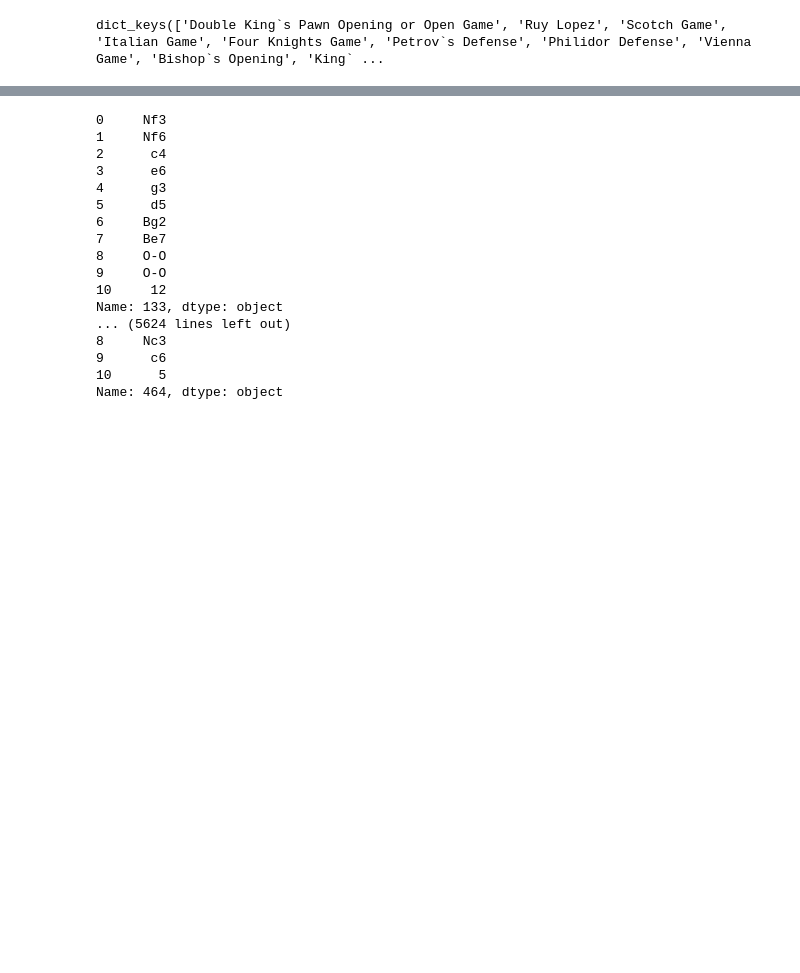
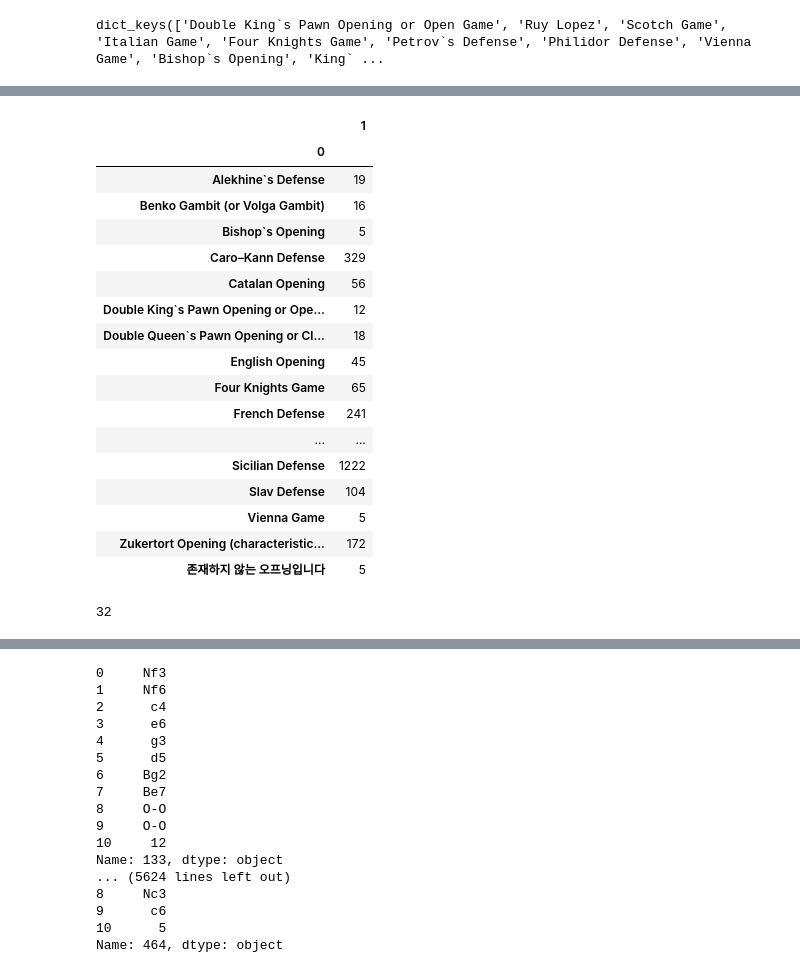
Before and after one commit to chess-choco/semi_project, a Jupyter notebook: Seyoung/Freq.ipynb, the cells around one changed output, grey strips where cells are left out. Saved outputs shown, nothing was run; the diff lists cells and outputs as text; code cells hidden in the pictures; blank space fills up the shorter version.

```diff
--- a/Seyoung/Freq.ipynb
+++ b/Seyoung/Freq.ipynb
@@ -105,6 +147,8 @@ dict_keys(['Double King`s Pawn Opening or Open Game', 'Ruy Lopez', 'Scotch Game'
 #       while p[i] in OpeningDict:
 # %%
 ## Opening 출력
+openindex=[]
+cnt= 0
 for i in range(len(OpeningSeq)):
     p=OpeningSeq.iloc[i]
     list1=[]
@@ -116,8 +160,11 @@ for i in range(len(OpeningSeq)):
                     opindex=key
 
     if opindex != 0:
-        print(opindex)
+        openindex.append([opindex,p[10]])
     else:
-        print("존재하지 않는 오프닝입니다")
+        opindex="존재하지 않는 오프닝입니다"
+        cnt+=1
+        openindex.append([opindex,p[10]])
     opindex=0
+print(cnt)
 # %% [output]
@@ -141,3 +194,32 @@ Modern Defense
+# %%
+nondu=pd.DataFrame(openindex).drop_duplicates()
+# %%
+sum=pd.DataFrame(nondu[1].groupby(nondu[0]).sum())
+# %%
+sum
+# %% [output]
+|  | 1 |
+| 0 |  |
+| Alekhine`s Defense | 19 |
+| Benko Gambit (or Volga Gambit) | 16 |
+| Bishop`s Opening | 5 |
+| Caro–Kann Defense | 329 |
+| Catalan Opening | 56 |
+| Double King`s Pawn Opening or Ope... | 12 |
+| Double Queen`s Pawn Opening or Cl... | 18 |
+| English Opening | 45 |
+| Four Knights Game | 65 |
+| French Defense | 241 |
+| ... | ... |
+| Sicilian Defense | 1222 |
+| Slav Defense | 104 |
+| Vienna Game | 5 |
+| Zukertort Opening (characteristic... | 172 |
+| 존재하지 않는 오프닝입니다 | 5 |
+# %%
+len(nondu)
+# %% [output]
+32
 # %%
 OpeningSeq
 # %% [output]
```
Also changed, not shown: parts of 9 cells of this notebook.
